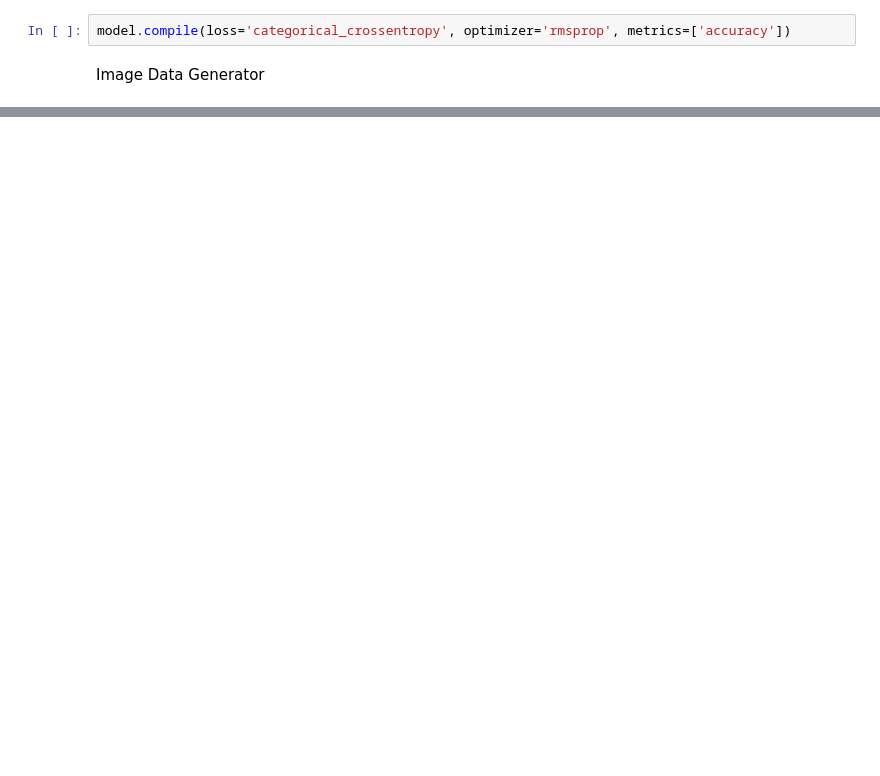
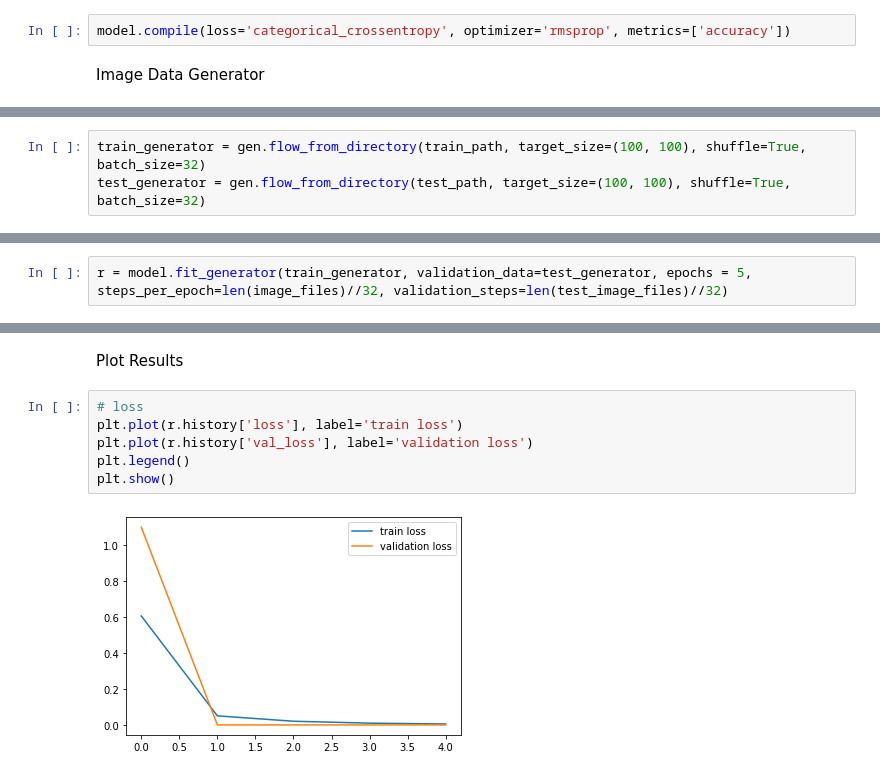
Before and after one commit to luisespriella9/Computer-Vision-Udemy, a Jupyter notebook: VVG_and_Transfer_Learning.ipynb, the cells around one changed output, grey strips where cells are left out. Drawn from its saved outputs; the diff is of its cells as text; blank space fills up the shorter version.

```diff
--- a/VVG_and_Transfer_Learning.ipynb
+++ b/VVG_and_Transfer_Learning.ipynb
@@ -73,0 +126,3 @@ gen = ImageDataGenerator(rotation_range=20, width_shift_range=0.1, height_shift_
+# %%
+train_generator = gen.flow_from_directory(train_path, target_size=(100, 100), shuffle=True, batch_size=32)
+test_generator = gen.flow_from_directory(test_path, target_size=(100, 100), shuffle=True, batch_size=32)
@@ -73,0 +132,2 @@ gen = ImageDataGenerator(rotation_range=20, width_shift_range=0.1, height_shift_
+# %%
+r = model.fit_generator(train_generator, validation_data=test_generator, epochs = 5, steps_per_epoch=len(image_files)//32, validation_steps=len(test_image_files)//32)
@@ -73,0 +187,10 @@ gen = ImageDataGenerator(rotation_range=20, width_shift_range=0.1, height_shift_
+# %% [markdown]
+Plot Results
+# %%
+# loss
+plt.plot(r.history['loss'], label='train loss')
+plt.plot(r.history['val_loss'], label='validation loss')
+plt.legend()
+plt.show()
+# %% [output]
+[figure, added]
```
Also changed, not shown: parts of 17 cells of this notebook.
